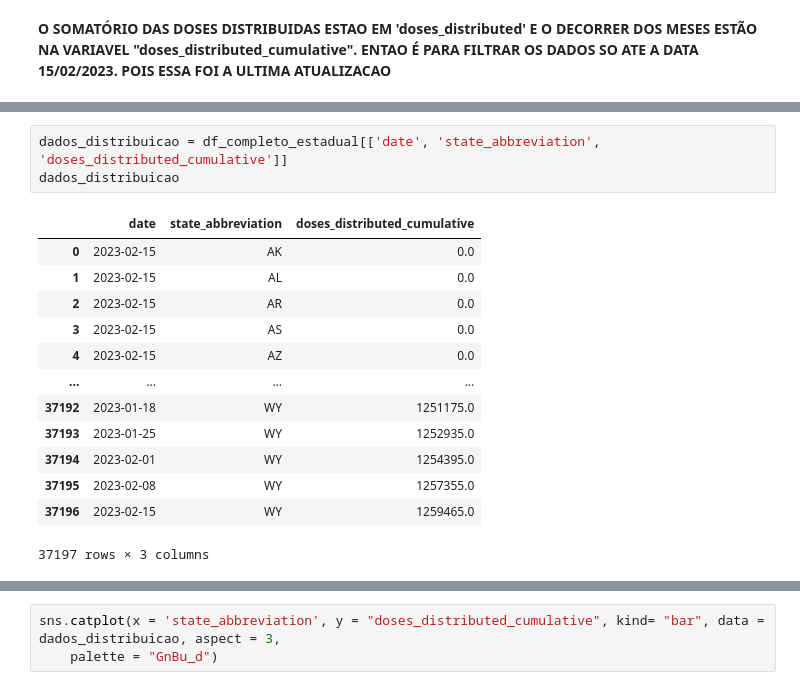
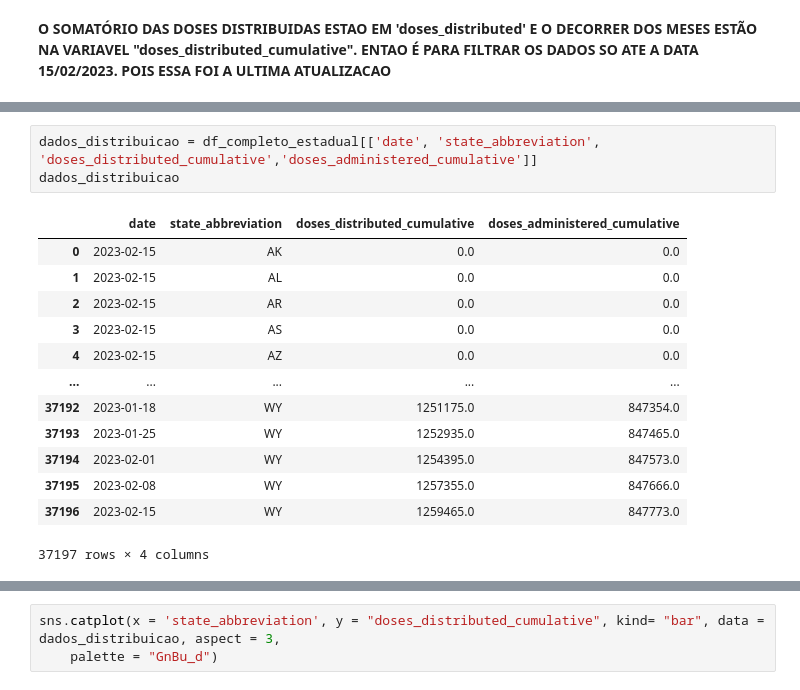
Before and after one commit to veranery/AnalisedeDadosVacina, a Jupyter notebook: AnaliseDeDadosVacinaCovid.ipynb, the cells around one changed output, grey strips where cells are left out. Cells and saved outputs as stored; diff of their text form.

```diff
--- a/AnaliseDeDadosVacinaCovid.ipynb
+++ b/AnaliseDeDadosVacinaCovid.ipynb
@@ -71,20 +71,20 @@ Passing `palette` without assigning `hue` is deprecated and will be removed in v
 # %%
-dados_distribuicao = df_completo_estadual[['date', 'state_abbreviation', 'doses_distributed_cumulative']]
+dados_distribuicao = df_completo_estadual[['date', 'state_abbreviation', 'doses_distributed_cumulative','doses_administered_cumulative']]
 dados_distribuicao
 # %% [output]
-|  | date | state_abbreviation | doses_distributed_cumulative |
-| 0 | 2023-02-15 | AK | 0.0 |
-| 1 | 2023-02-15 | AL | 0.0 |
-| 2 | 2023-02-15 | AR | 0.0 |
-| 3 | 2023-02-15 | AS | 0.0 |
-| 4 | 2023-02-15 | AZ | 0.0 |
-| ... | ... | ... | ... |
-| 37192 | 2023-01-18 | WY | 1251175.0 |
-| 37193 | 2023-01-25 | WY | 1252935.0 |
-| 37194 | 2023-02-01 | WY | 1254395.0 |
-| 37195 | 2023-02-08 | WY | 1257355.0 |
-| 37196 | 2023-02-15 | WY | 1259465.0 |
+|  | date | state_abbreviation | doses_distributed_cumulative | doses_administered_cumulative |
+| 0 | 2023-02-15 | AK | 0.0 | 0.0 |
+| 1 | 2023-02-15 | AL | 0.0 | 0.0 |
+| 2 | 2023-02-15 | AR | 0.0 | 0.0 |
+| 3 | 2023-02-15 | AS | 0.0 | 0.0 |
+| 4 | 2023-02-15 | AZ | 0.0 | 0.0 |
+| ... | ... | ... | ... | ... |
+| 37192 | 2023-01-18 | WY | 1251175.0 | 847354.0 |
+| 37193 | 2023-01-25 | WY | 1252935.0 | 847465.0 |
+| 37194 | 2023-02-01 | WY | 1254395.0 | 847573.0 |
+| 37195 | 2023-02-08 | WY | 1257355.0 | 847666.0 |
+| 37196 | 2023-02-15 | WY | 1259465.0 | 847773.0 |
-37197 rows × 3 columns
+37197 rows × 4 columns
 # %%
 dados_ca = df_completo_estadual.loc[df_completo_estadual['state_abbreviation'] == 'CA']
 dados_ca
```
Also changed, not shown: parts of 12 cells of this notebook.
